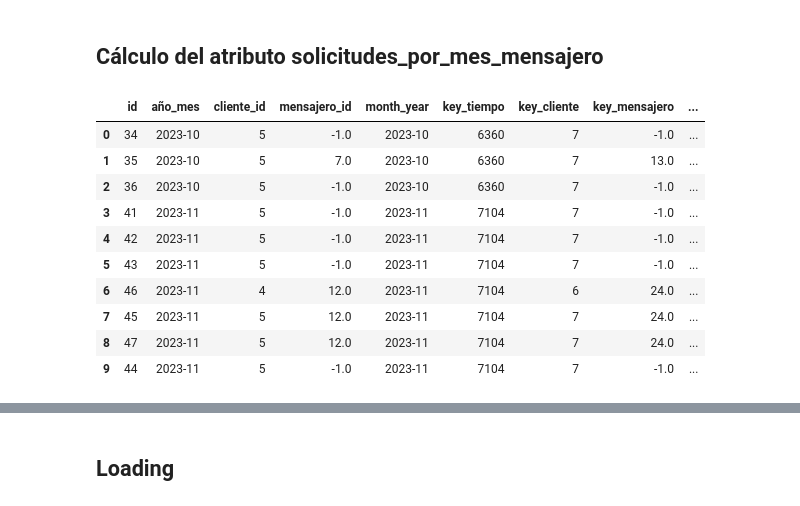
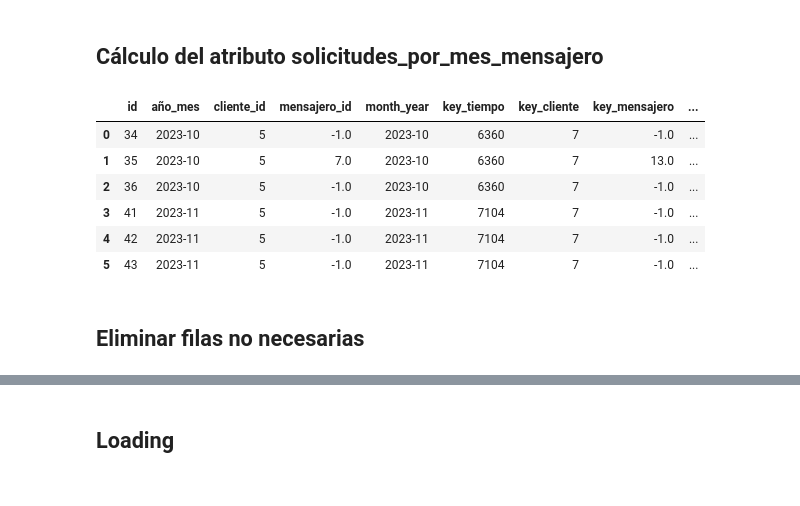
Before and after one commit to JabColV/datascience_project, a Jupyter notebook: segunda_entrega/hecho_servicio_mensual.ipynb, the cells around one changed output, grey strips where cells are left out. Drawn from its saved outputs; the diff is of its cells as text; code cells hidden in the pictures.

```diff
--- a/segunda_entrega/hecho_servicio_mensual.ipynb
+++ b/segunda_entrega/hecho_servicio_mensual.ipynb
@@ -127,10 +126,10 @@ print(len(hecho_servicio_mensual))
 # %% [markdown]
 ## Cálculo del atributo solicitudes_por_mes_cliente
 # %%
-# Contar solicitudes por cada 'key_cliente'
-solicitud_por_mes_cliente = hecho_servicio_mensual.groupby("key_cliente").size().reset_index(name="solicitud_por_mes_cliente")
+# Contar solicitudes por cada 'key_tiempo' y 'key_cliente'
+solicitud_por_mes_cliente = hecho_servicio_mensual.groupby(["key_tiempo","key_cliente"]).size().reset_index(name="solicitud_por_mes_cliente")
 # Hacer merge para agregar la columna 'solicitud_por_mes' al DataFrame original
-hecho_servicio_mensual = hecho_servicio_mensual.merge(solicitud_por_mes_cliente, on="key_cliente", how="left")
+hecho_servicio_mensual = hecho_servicio_mensual.merge(solicitud_por_mes_cliente, on=["key_cliente", "key_tiempo"], how="left")
 hecho_servicio_mensual.head(5)
 # %% [output]
 |  | id | año_mes | cliente_id | mensajero_id | month_year | key_tiempo | key_cliente | key_mensajero | ... |
@@ -146,23 +145,21 @@ print(len(hecho_servicio_mensual))
 # %% [markdown]
 ## Cálculo del atributo solicitudes_por_mes_mensajero
 # %%
-# Contar solicitudes por cada 'key_mensajero'
-solicitudes_por_mes_mensajero = hecho_servicio_mensual.groupby("key_mensajero").size().reset_index(name="solicitud_por_mes_mensajero")
+# Contar solicitudes por cada 'key_tiempo' y 'key_mensajero'
+cantidad_solicitud_por_mensajero = hecho_servicio_mensual.groupby(["key_mensajero"]).size().reset_index(name="cantidad_solicitud_por_mensajero")
 # Hacer merge para agregar la columna 'solicitud_por_mes' al DataFrame original
-hecho_servicio_mensual = hecho_servicio_mensual.merge(solicitudes_por_mes_mensajero, on="key_mensajero", how="left")
-hecho_servicio_mensual.head(10)
+hecho_servicio_mensual = hecho_servicio_mensual.merge(cantidad_solicitud_por_mensajero, on=["key_mensajero"], how="left")
+hecho_servicio_mensual.head(6)
 # %% [output]
 |  | id | año_mes | cliente_id | mensajero_id | month_year | key_tiempo | key_cliente | key_mensajero | ... |
 | 0 | 34 | 2023-10 | 5 | -1.0 | 2023-10 | 6360 | 7 | -1.0 | ... |
 | 1 | 35 | 2023-10 | 5 | 7.0 | 2023-10 | 6360 | 7 | 13.0 | ... |
 | 2 | 36 | 2023-10 | 5 | -1.0 | 2023-10 | 6360 | 7 | -1.0 | ... |
 | 3 | 41 | 2023-11 | 5 | -1.0 | 2023-11 | 7104 | 7 | -1.0 | ... |
 | 4 | 42 | 2023-11 | 5 | -1.0 | 2023-11 | 7104 | 7 | -1.0 | ... |
 | 5 | 43 | 2023-11 | 5 | -1.0 | 2023-11 | 7104 | 7 | -1.0 | ... |
-| 6 | 46 | 2023-11 | 4 | 12.0 | 2023-11 | 7104 | 6 | 24.0 | ... |
-| 7 | 45 | 2023-11 | 5 | 12.0 | 2023-11 | 7104 | 7 | 24.0 | ... |
-| 8 | 47 | 2023-11 | 5 | 12.0 | 2023-11 | 7104 | 7 | 24.0 | ... |
-| 9 | 44 | 2023-11 | 5 | -1.0 | 2023-11 | 7104 | 7 | -1.0 | ... |
+# %% [markdown]
+## Eliminar filas no necesarias
 # %%
 hecho_servicio_mensual.drop(columns=["id","cliente_id","año_mes","mensajero_id","month_year"], inplace=True)
 hecho_servicio_mensual
```
Also changed, not shown: parts of 2 cells of this notebook, 4 other files.
